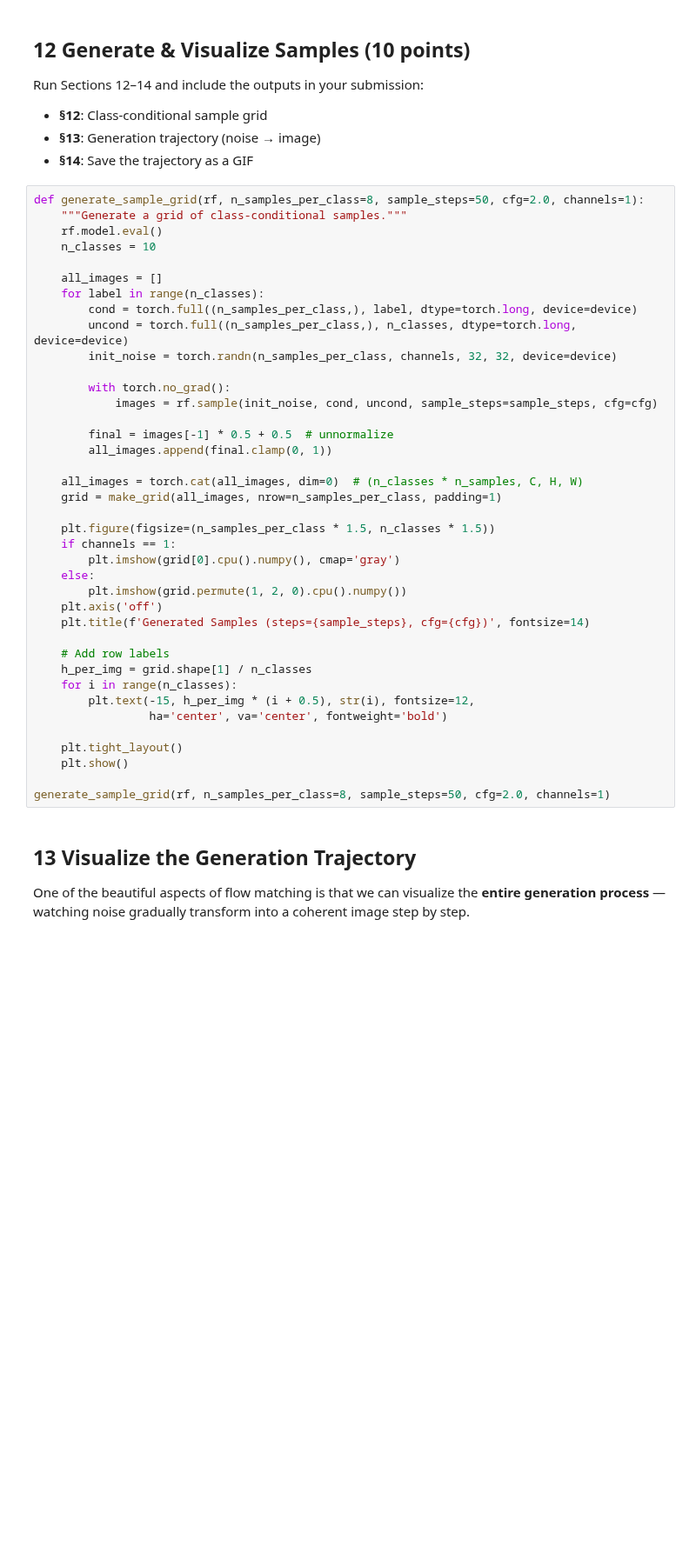
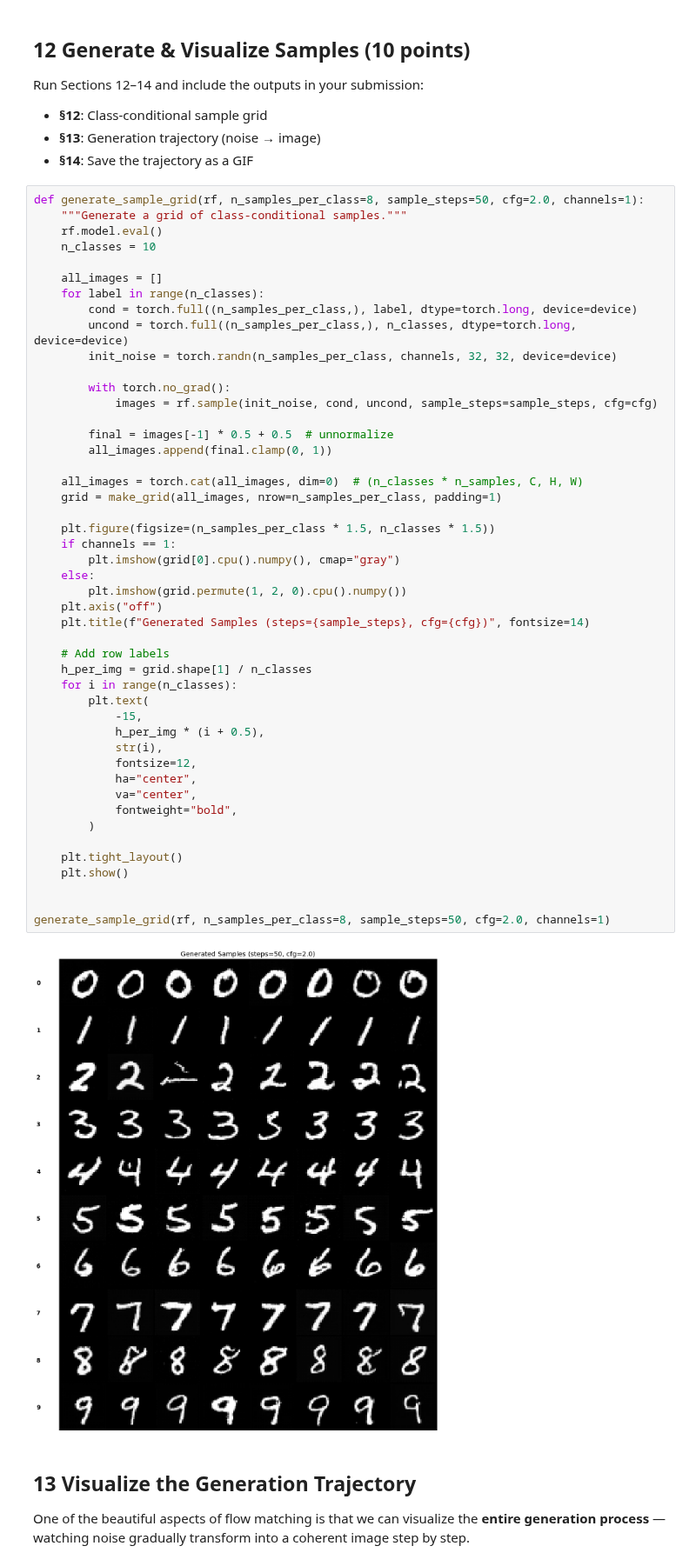
Before and after one commit to EPFL-VILAB/2026-Spring-CS503-Visual-Intelligence-Homework, a Jupyter notebook: NanoFM_Homeworks/notebooks/CS503_FM_part4_nanoFlowMatching.ipynb, the cells around one changed output. Shown at 87% size. Saved outputs shown, nothing was run; the diff lists cells and outputs as text; blank space fills up the shorter version.

```diff
--- a/NanoFM_Homeworks/notebooks/CS503_FM_part4_nanoFlowMatching.ipynb
+++ b/NanoFM_Homeworks/notebooks/CS503_FM_part4_nanoFlowMatching.ipynb
@@ -641,38 +661,48 @@ def generate_sample_grid(rf, n_samples_per_class=8, sample_steps=50, cfg=2.0, ch
     n_classes = 10
 
     all_images = []
     for label in range(n_classes):
         cond = torch.full((n_samples_per_class,), label, dtype=torch.long, device=device)
         uncond = torch.full((n_samples_per_class,), n_classes, dtype=torch.long, device=device)
         init_noise = torch.randn(n_samples_per_class, channels, 32, 32, device=device)
 
         with torch.no_grad():
             images = rf.sample(init_noise, cond, uncond, sample_steps=sample_steps, cfg=cfg)
 
         final = images[-1] * 0.5 + 0.5  # unnormalize
         all_images.append(final.clamp(0, 1))
 
     all_images = torch.cat(all_images, dim=0)  # (n_classes * n_samples, C, H, W)
     grid = make_grid(all_images, nrow=n_samples_per_class, padding=1)
 
     plt.figure(figsize=(n_samples_per_class * 1.5, n_classes * 1.5))
     if channels == 1:
-        plt.imshow(grid[0].cpu().numpy(), cmap='gray')
+        plt.imshow(grid[0].cpu().numpy(), cmap="gray")
     else:
         plt.imshow(grid.permute(1, 2, 0).cpu().numpy())
-    plt.axis('off')
-    plt.title(f'Generated Samples (steps={sample_steps}, cfg={cfg})', fontsize=14)
+    plt.axis("off")
+    plt.title(f"Generated Samples (steps={sample_steps}, cfg={cfg})", fontsize=14)
 
     # Add row labels
     h_per_img = grid.shape[1] / n_classes
     for i in range(n_classes):
-        plt.text(-15, h_per_img * (i + 0.5), str(i), fontsize=12,
-                 ha='center', va='center', fontweight='bold')
+        plt.text(
+            -15,
+            h_per_img * (i + 0.5),
+            str(i),
+            fontsize=12,
+            ha="center",
+            va="center",
+            fontweight="bold",
+        )
 
     plt.tight_layout()
     plt.show()
 
+
 generate_sample_grid(rf, n_samples_per_class=8, sample_steps=50, cfg=2.0, channels=1)
+# %% [output]
+[figure, added]
 # %% [markdown]
 ## 13 Visualize the Generation Trajectory
 
```
Also changed, not shown: parts of 21 cells of this notebook, 3 other files.
